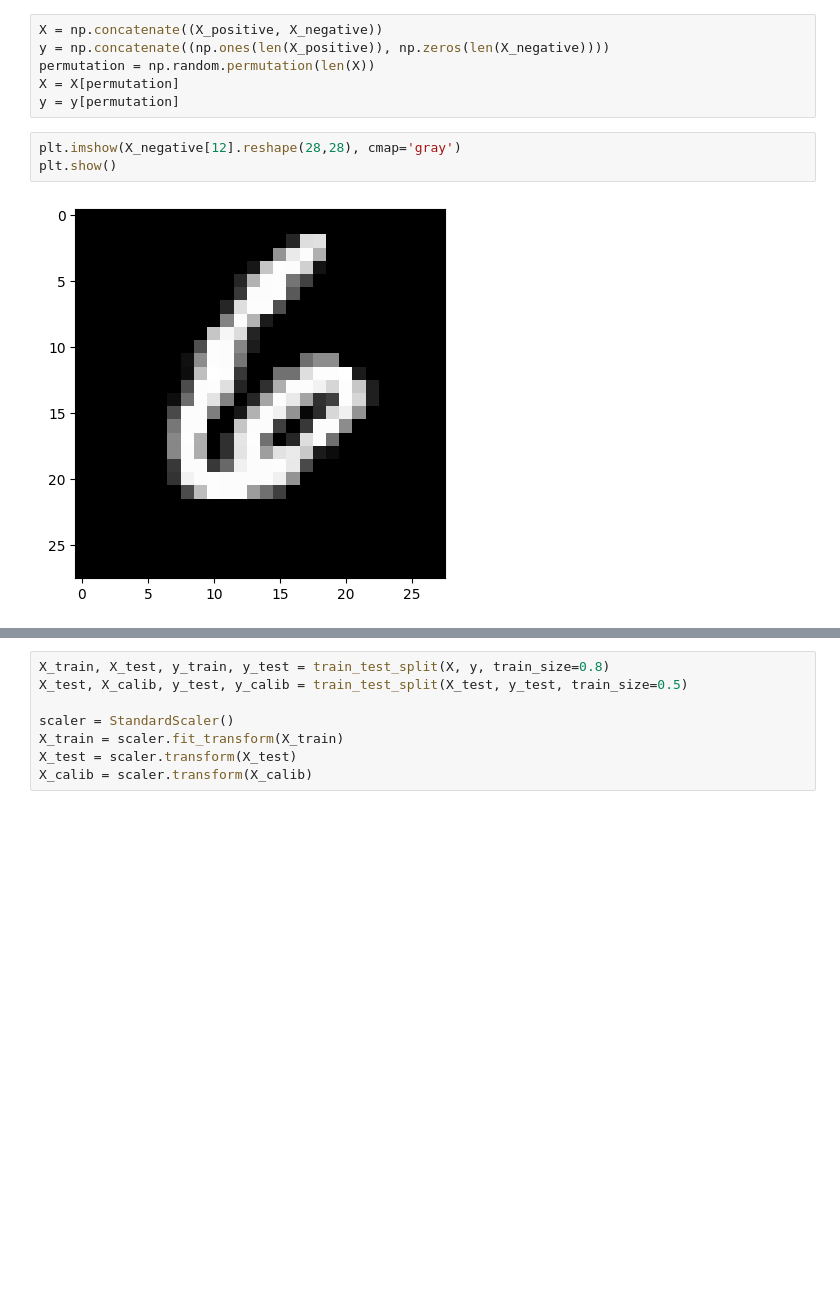
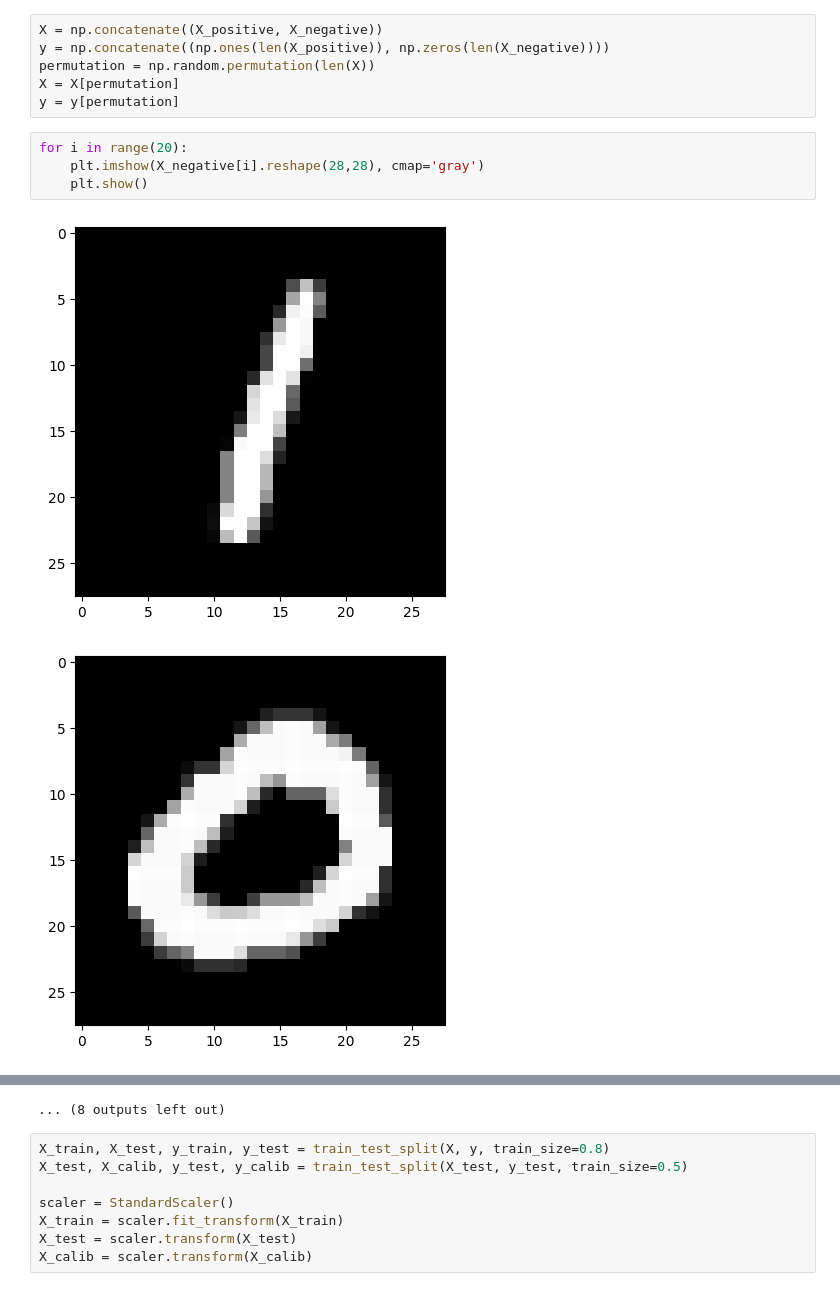
Before and after one commit to wblachowski/models-calibration, a Jupyter notebook: NineOrNein.ipynb, the cells around one changed output, grey strips where cells are left out. Cells and saved outputs as stored; diff of their text form; blank space fills up the shorter version.

```diff
--- a/NineOrNein.ipynb
+++ b/NineOrNein.ipynb
@@ -60,7 +49,9 @@ permutation = np.random.permutation(len(X))
 X = X[permutation]
 y = y[permutation]
 # %%
-plt.imshow(X_negative[12].reshape(28,28), cmap='gray')
-plt.show()
+for i in range(20):
+    plt.imshow(X_negative[i].reshape(28,28), cmap='gray')
+    plt.show()
 # %% [output]
-[figure, old version]
+[figure, new version]
+[figure, added]
@@ -67,3 +68,4 @@ plt.show()
+... (8 outputs left out)
 # %%
 X_train, X_test, y_train, y_test = train_test_split(X, y, train_size=0.8)
 X_test, X_calib, y_test, y_calib = train_test_split(X_test, y_test, train_size=0.5)
```
Also changed, not shown: parts of 12 cells of this notebook.
